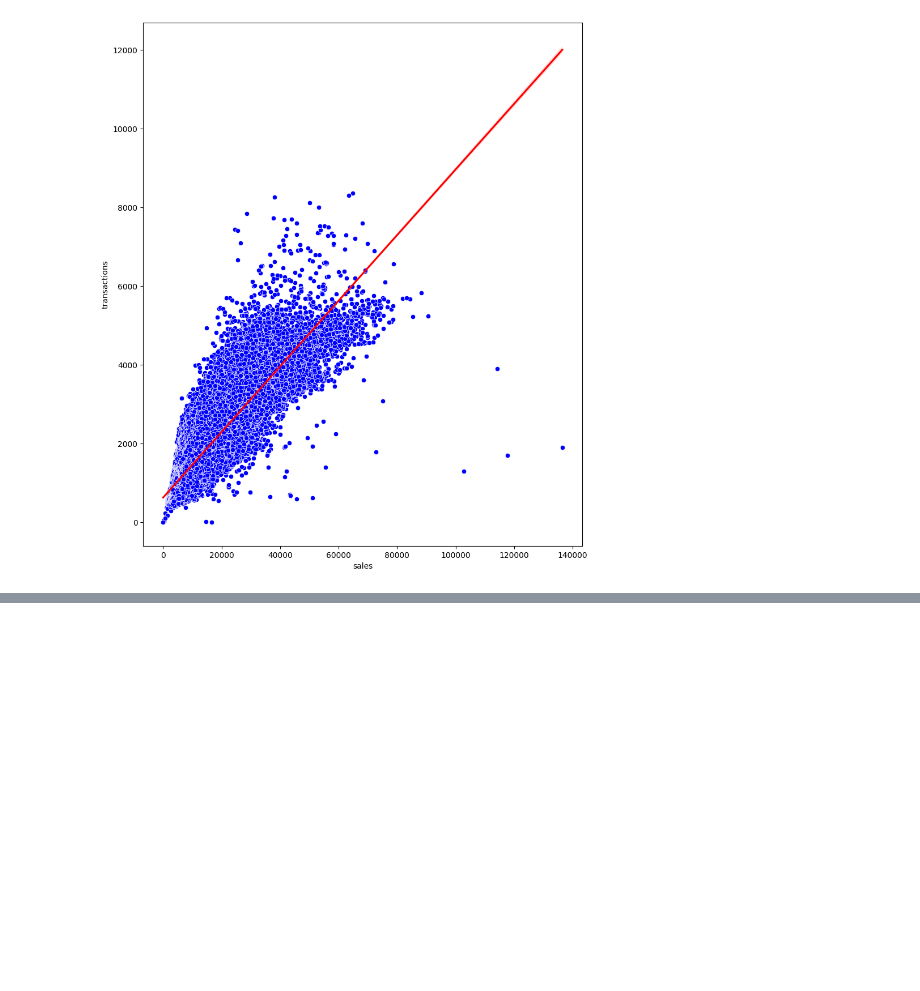
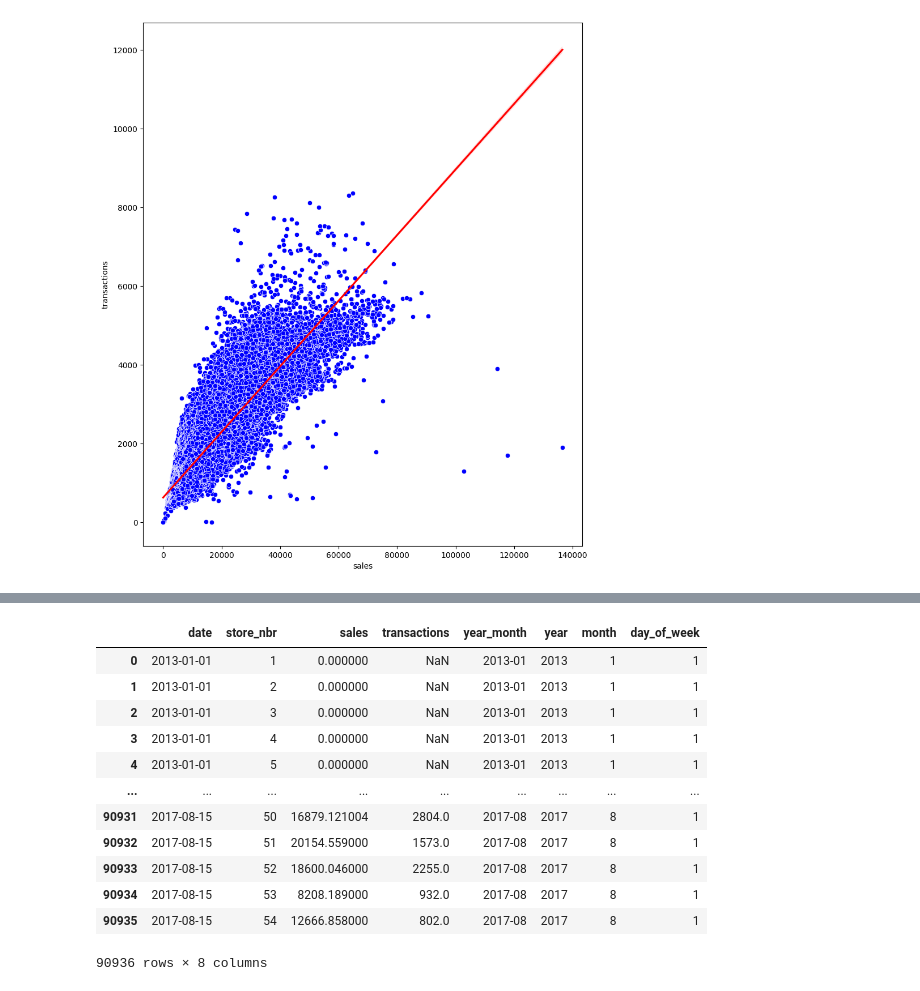
Before and after one commit to Grelatif/Data_Science, a Jupyter notebook: Projects/Temporal_Series/Store_Sales_Forecast/notebooks/notebook.ipynb, the cells around one changed output, grey strips where cells are left out. Saved outputs shown, nothing was run; the diff lists cells and outputs as text; code cells hidden in the pictures; blank space fills up the shorter version.

```diff
--- a/Projects/Temporal_Series/Store_Sales_Forecast/notebooks/notebook.ipynb
+++ b/Projects/Temporal_Series/Store_Sales_Forecast/notebooks/notebook.ipynb
@@ -418,0 +473,16 @@ plt.show()
+# %%
+sales_vs_transact_df
+# %% [output]
+|  | date | store_nbr | sales | transactions | year_month | year | month | day_of_week |
+| 0 | 2013-01-01 | 1 | 0.000000 | NaN | 2013-01 | 2013 | 1 | 1 |
+| 1 | 2013-01-01 | 2 | 0.000000 | NaN | 2013-01 | 2013 | 1 | 1 |
+| 2 | 2013-01-01 | 3 | 0.000000 | NaN | 2013-01 | 2013 | 1 | 1 |
+| 3 | 2013-01-01 | 4 | 0.000000 | NaN | 2013-01 | 2013 | 1 | 1 |
+| 4 | 2013-01-01 | 5 | 0.000000 | NaN | 2013-01 | 2013 | 1 | 1 |
+| ... | ... | ... | ... | ... | ... | ... | ... | ... |
+| 90931 | 2017-08-15 | 50 | 16879.121004 | 2804.0 | 2017-08 | 2017 | 8 | 1 |
+| 90932 | 2017-08-15 | 51 | 20154.559000 | 1573.0 | 2017-08 | 2017 | 8 | 1 |
+| 90933 | 2017-08-15 | 52 | 18600.046000 | 2255.0 | 2017-08 | 2017 | 8 | 1 |
+| 90934 | 2017-08-15 | 53 | 8208.189000 | 932.0 | 2017-08 | 2017 | 8 | 1 |
+| 90935 | 2017-08-15 | 54 | 12666.858000 | 802.0 | 2017-08 | 2017 | 8 | 1 |
+90936 rows × 8 columns
```
Also changed, not shown: parts of 3 cells of this notebook.
